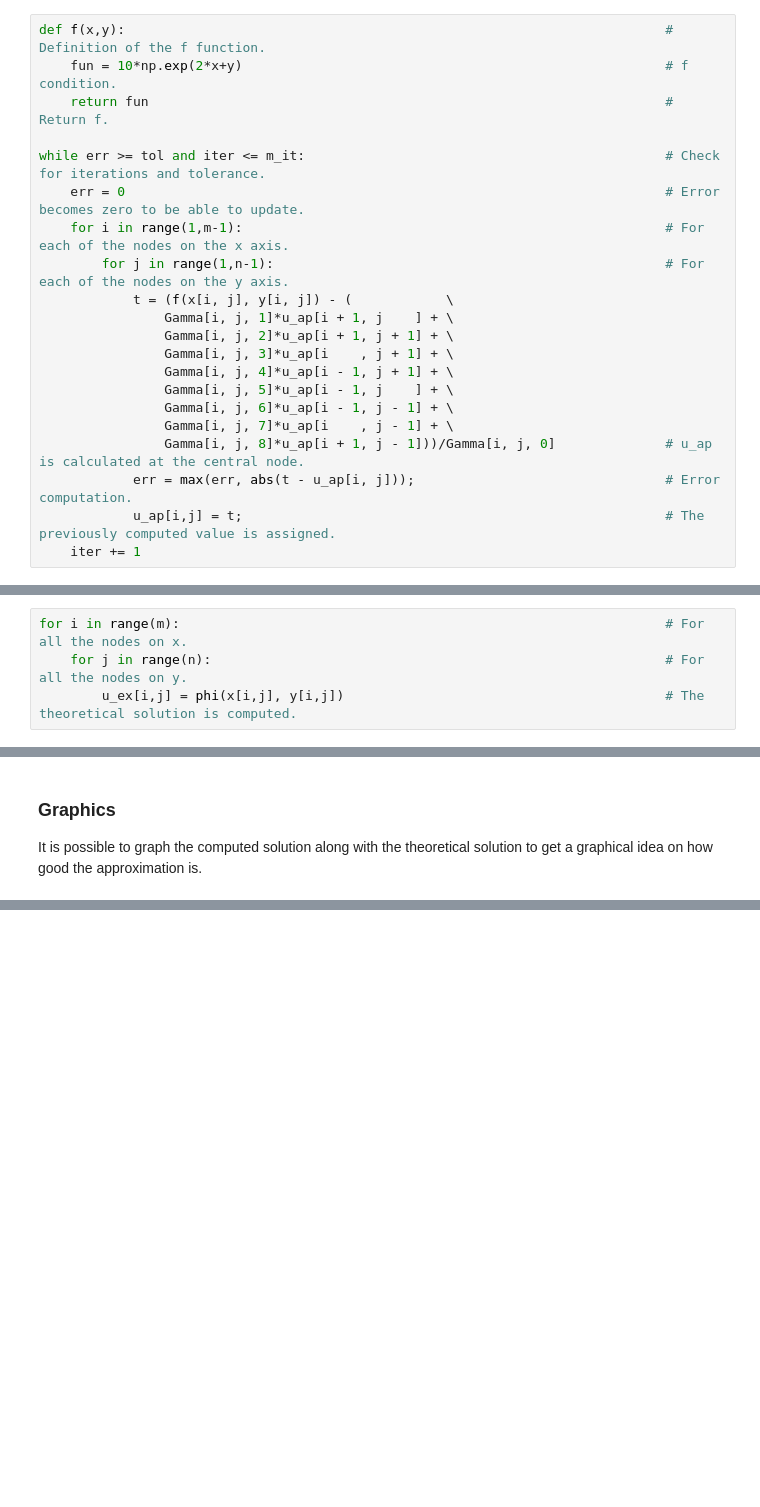
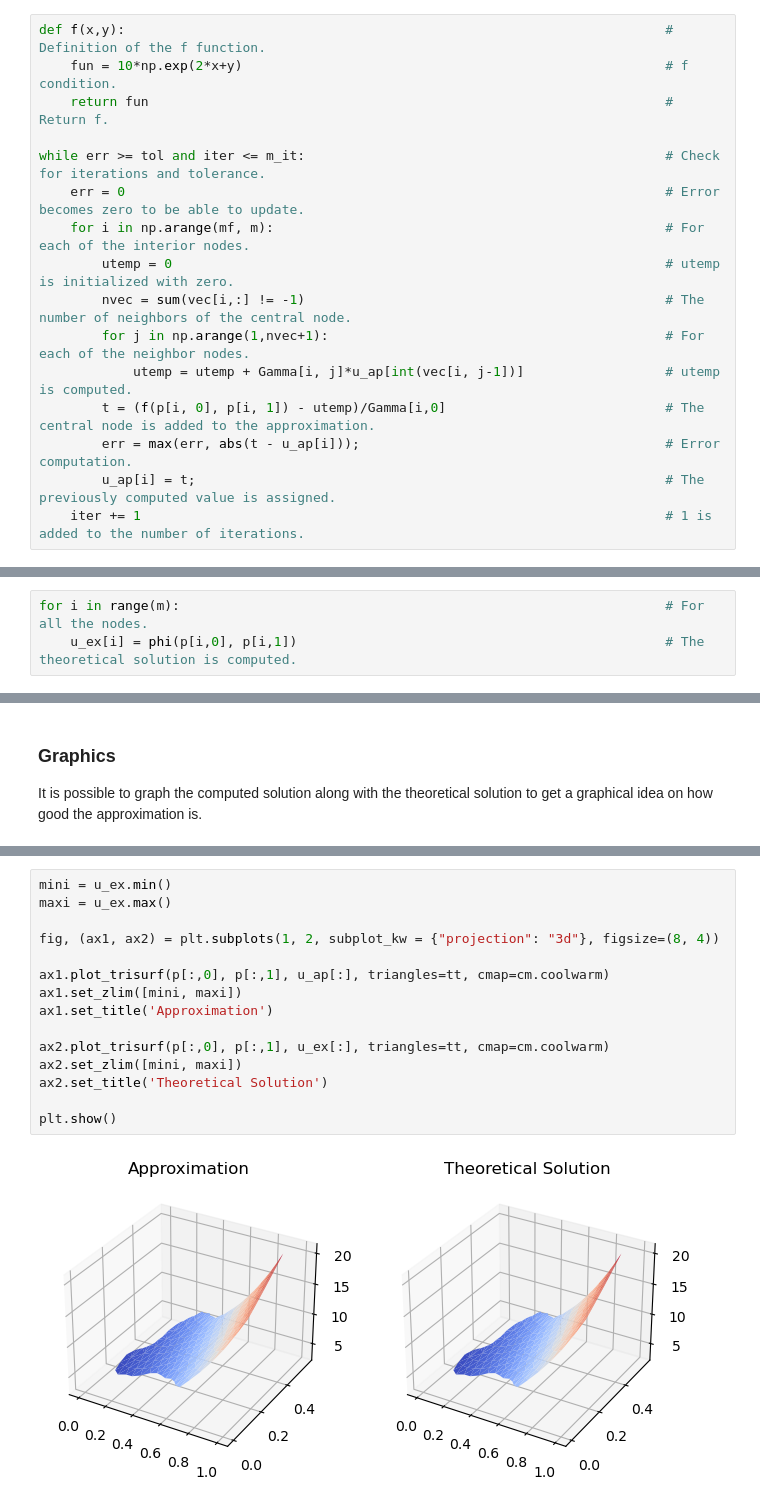
Before and after one commit to gstinoco/GFD-Poisson, a Jupyter notebook: Poisson_2D.ipynb, the cells around one changed output, grey strips where cells are left out. Saved outputs shown, nothing was run; the diff lists cells and outputs as text; blank space fills up the shorter version.

```diff
--- a/Poisson_2D.ipynb
+++ b/Poisson_2D.ipynb
@@ -295,29 +305,23 @@ def f(x,y):
 
 while err >= tol and iter <= m_it:                                              # Check for iterations and tolerance.
     err = 0                                                                     # Error becomes zero to be able to update.
-    for i in range(1,m-1):                                                      # For each of the nodes on the x axis.
-        for j in range(1,n-1):                                                  # For each of the nodes on the y axis.
-            t = (f(x[i, j], y[i, j]) - (            \
-                Gamma[i, j, 1]*u_ap[i + 1, j    ] + \
-                Gamma[i, j, 2]*u_ap[i + 1, j + 1] + \
-                Gamma[i, j, 3]*u_ap[i    , j + 1] + \
-                Gamma[i, j, 4]*u_ap[i - 1, j + 1] + \
-                Gamma[i, j, 5]*u_ap[i - 1, j    ] + \
-                Gamma[i, j, 6]*u_ap[i - 1, j - 1] + \
-                Gamma[i, j, 7]*u_ap[i    , j - 1] + \
-                Gamma[i, j, 8]*u_ap[i + 1, j - 1]))/Gamma[i, j, 0]              # u_ap is calculated at the central node.
-            err = max(err, abs(t - u_ap[i, j]));                                # Error computation.
-            u_ap[i,j] = t;                                                      # The previously computed value is assigned.
-    iter += 1
+    for i in np.arange(mf, m):                                                  # For each of the interior nodes.
+        utemp = 0                                                               # utemp is initialized with zero.
+        nvec = sum(vec[i,:] != -1)                                              # The number of neighbors of the central node.
+        for j in np.arange(1,nvec+1):                                           # For each of the neighbor nodes.
+            utemp = utemp + Gamma[i, j]*u_ap[int(vec[i, j-1])]                  # utemp is computed.
+        t = (f(p[i, 0], p[i, 1]) - utemp)/Gamma[i,0]                            # The central node is added to the approximation.
+        err = max(err, abs(t - u_ap[i]));                                       # Error computation.
+        u_ap[i] = t;                                                            # The previously computed value is assigned.
+    iter += 1                                                                   # 1 is added to the number of iterations.
 # %% [markdown]
 ###
 # %% [markdown]
 ### Theoretical Solution
 For this example, the theoretical solution can be computed as the boundary condition, and it will be computed in order to have a point of comparison for the computed numerical solution.
 # %%
-for i in range(m):                                                              # For all the nodes on x.
-    for j in range(n):                                                          # For all the nodes on y.
-        u_ex[i,j] = phi(x[i,j], y[i,j])                                         # The theoretical solution is computed.
+for i in range(m):                                                              # For all the nodes.
+    u_ex[i] = phi(p[i,0], p[i,1])                                               # The theoretical solution is computed.
 # %% [markdown]
 ### Error
 The error can be computed as the mean square error given by
@@ -374,0 +362,17 @@ plt.show()
+# %%
+mini = u_ex.min()
+maxi = u_ex.max()
+
+fig, (ax1, ax2) = plt.subplots(1, 2, subplot_kw = {"projection": "3d"}, figsize=(8, 4))
+
+ax1.plot_trisurf(p[:,0], p[:,1], u_ap[:], triangles=tt, cmap=cm.coolwarm)
+ax1.set_zlim([mini, maxi])
+ax1.set_title('Approximation')
+
+ax2.plot_trisurf(p[:,0], p[:,1], u_ex[:], triangles=tt, cmap=cm.coolwarm)
+ax2.set_zlim([mini, maxi])
+ax2.set_title('Theoretical Solution')
+
+plt.show()
+# %% [output]
+[figure, added]
```
Also changed, not shown: parts of 9 cells of this notebook, 5 other files.
